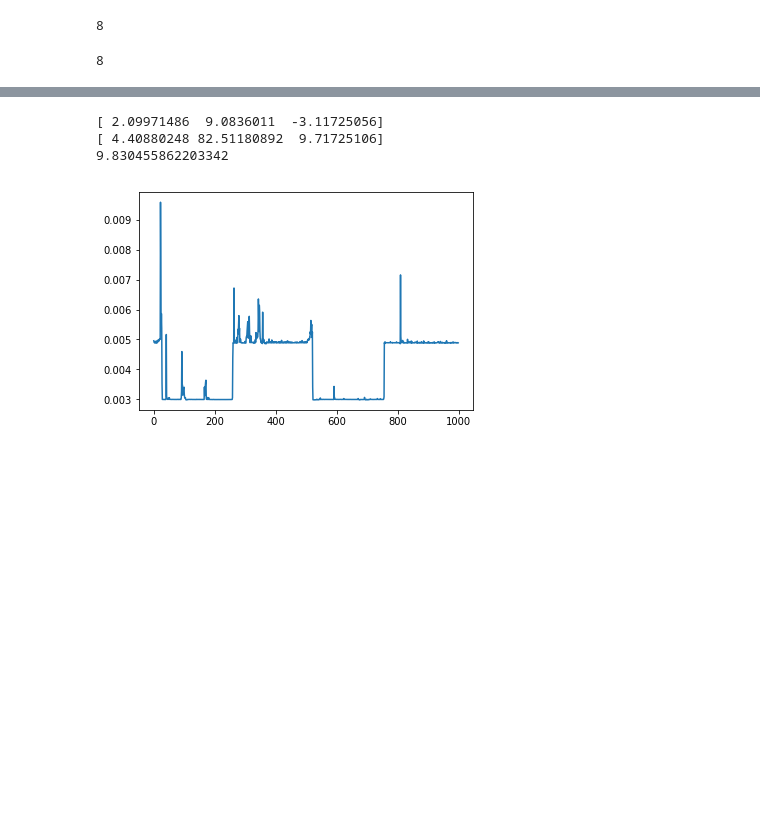
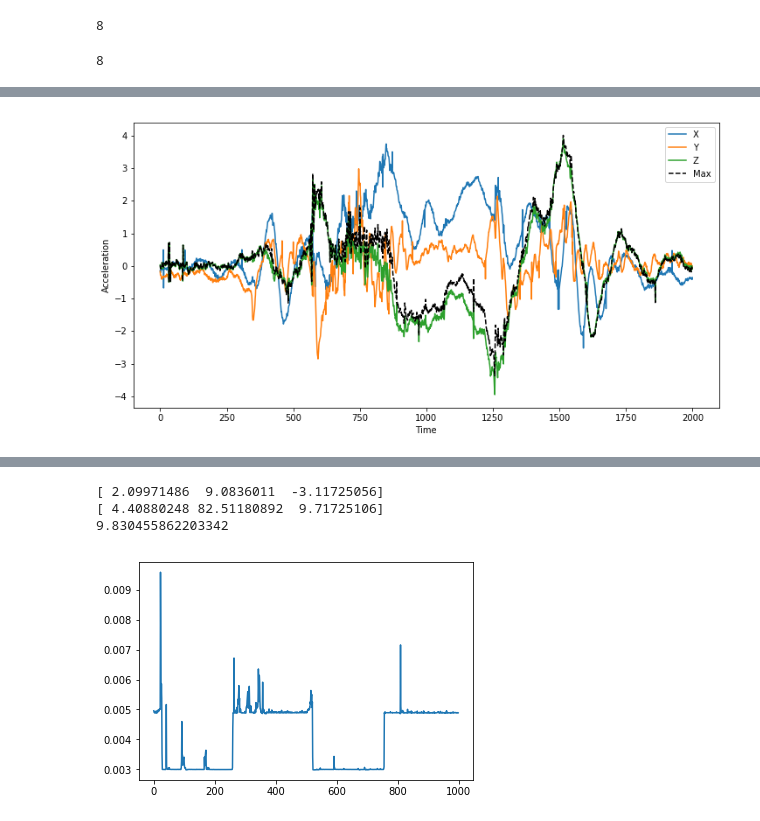
Before and after one commit to WPrintz/eggdrop, a Jupyter notebook: Wallace-MPU-Sample.ipynb, the cells around one changed output, grey strips where cells are left out. Saved outputs shown, nothing was run; the diff lists cells and outputs as text; code cells hidden in the pictures; blank space fills up the shorter version.

Commit message:
updated plotting

```diff
--- a/Wallace-MPU-Sample.ipynb
+++ b/Wallace-MPU-Sample.ipynb
@@ -46,7 +46,4 @@ Avg Time Slice: 0.0011653372764587402
 # %%
-cal = calibrate()
-
-
 # datapoints = 10000
 a = np.zeros((datapoints, 4))
 for i in range(datapoints):
@@ -77,0 +57,31 @@ plt.savefig('testfig.png')
+# %%
+# %matplotlib inline
+# plt.plot(a[:,0], a[:,1:3])
+# b = a
+# # b = a[2000:3500, :]
+fig = plt.figure(figsize=(12,6))
+# timeseries = b[:,0]-b[0,0]
+begin = 0       #Starting time step
+# end = len(a)    #Number of steps from begin
+end = 2000
+timeseries = range(begin, end)
+# plt.plot(a[begin:end,0], a[begin:end,1]-cal[0], a[begin:end,0], a[begin:end,2]-cal[1], a[begin:end,0], a[begin:end,3]-cal[2])
+# plt.plot(a[begin:end,0], np.max(np.abs(a[begin:end,1:4]-cal), axis=1), '--r')
+# plt.plot(a[begin:end,0], np.sqrt(np.sum(np.square(a[begin:end,1:4]), axis=1))-np.sqrt(np.sum(np.square(cal))), '--k')
+
+plt.plot(timeseries, a[begin:end,1]-cal[0], timeseries, a[begin:end,2]-cal[1], timeseries, a[begin:end,3]-cal[2])
+# plt.plot(timeseries, np.max(np.abs(a[begin:end,1:4]-cal), axis=1), '--r')
+plt.plot(timeseries, np.sqrt(np.sum(np.square(a[begin:end,1:4]), axis=1))-np.sqrt(np.sum(np.square(cal))), '--k')
+
+# plt.plot(timeseries, a[begin:end,1], timeseries, a[begin:end,2], timeseries, a[begin:end,3])
+# plt.plot(timeseries, np.max(np.abs(a[begin:end,1:4]), axis=1), '--r')
+# plt.plot(timeseries, np.sqrt(np.sum(np.square(a[begin:end,1:4]), axis=1))-9.8, '--k')
+
+
+plt.xlabel('Time')
+plt.ylabel('Acceleration')
+plt.legend(['X', 'Y', 'Z', 'Max', 'Normal'])
+plt.savefig('testfig.png', dpi=150)
+plt.show()
+# %% [output]
+[figure, added]
```
Also changed, not shown: parts of 7 cells of this notebook, 6 other files.
